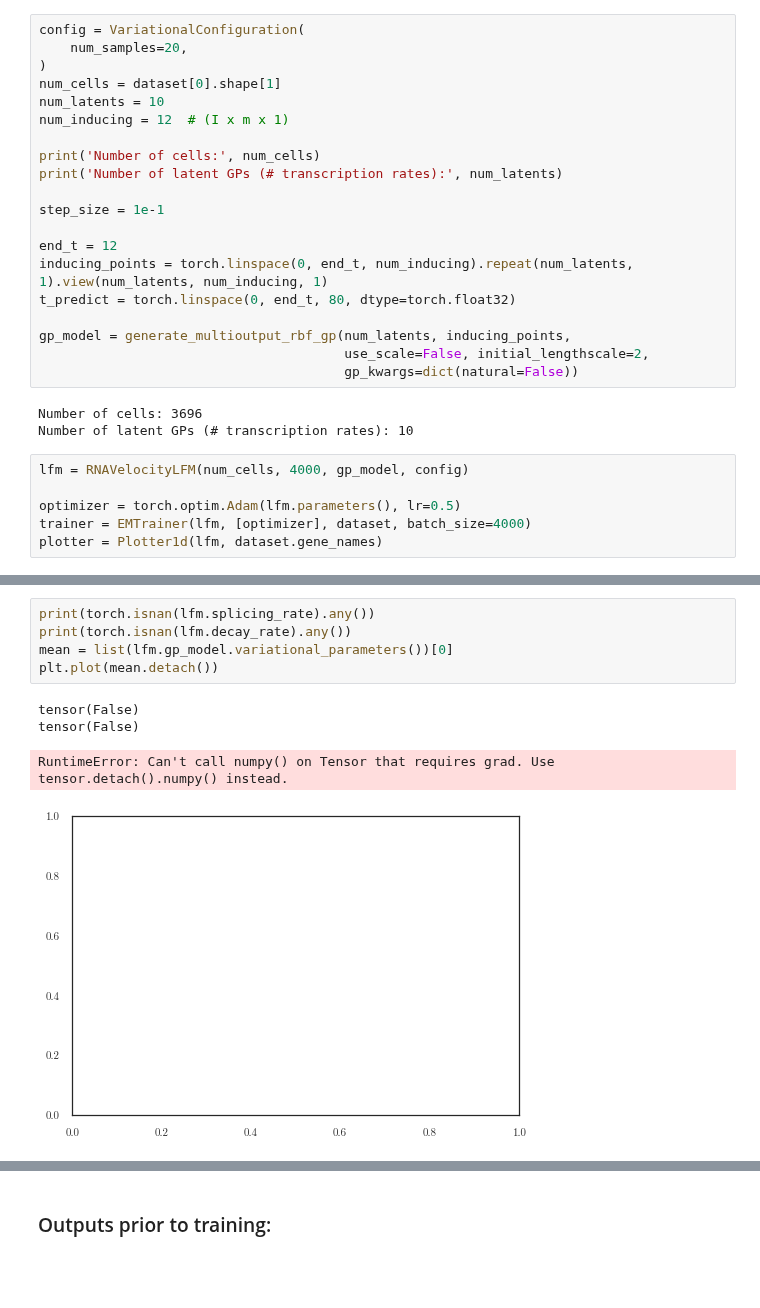
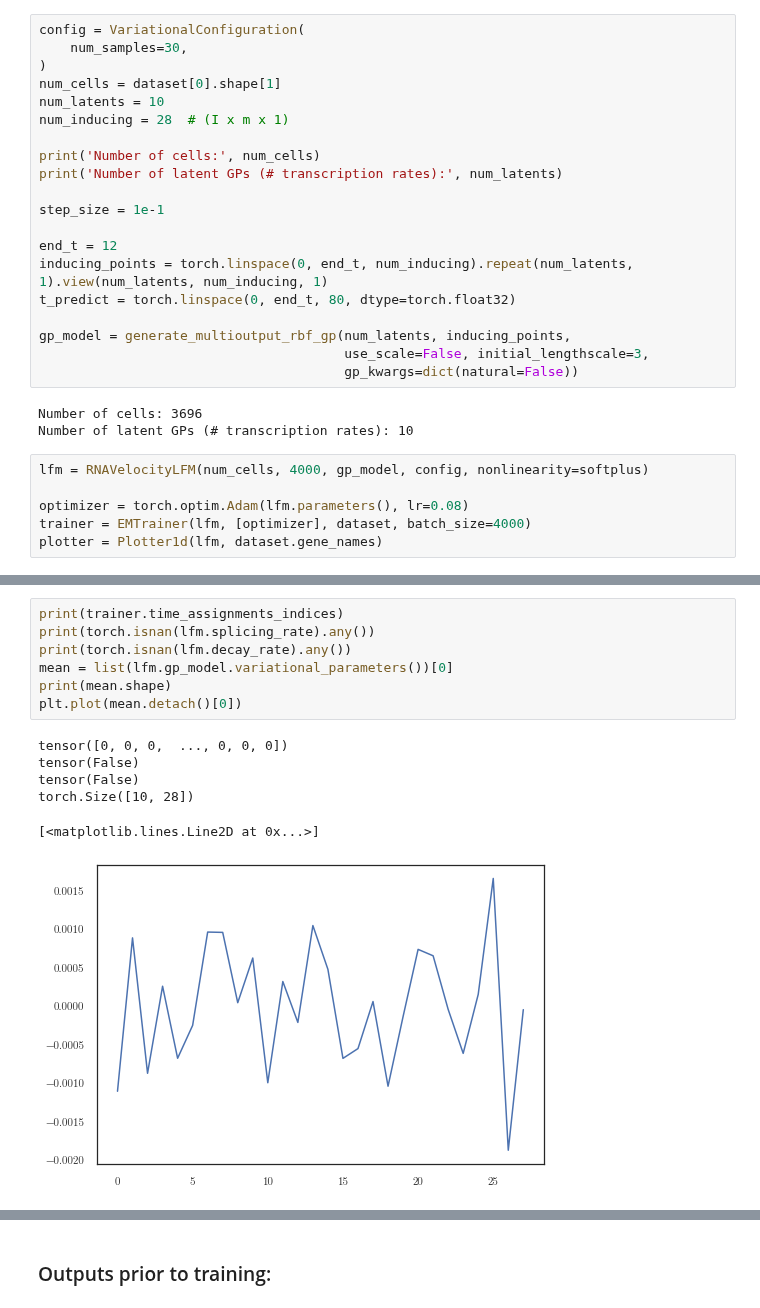
Before and after one commit to mossjacob/alfi, a Jupyter notebook: experiments/rnavelocity/rnavelocity.ipynb, the cells around one changed output, grey strips where cells are left out. Saved outputs shown, nothing was run; the diff lists cells and outputs as text; blank space fills up the shorter version.

```diff
--- a/experiments/rnavelocity/rnavelocity.ipynb
+++ b/experiments/rnavelocity/rnavelocity.ipynb
@@ -120,10 +62,10 @@ class RNAVelocityLFM(OrdinaryLFM):
 # %%
 config = VariationalConfiguration(
-    num_samples=20,
+    num_samples=30,
 )
 num_cells = dataset[0].shape[1]
 num_latents = 10
-num_inducing = 12  # (I x m x 1)
+num_inducing = 28  # (I x m x 1)
 
 print('Number of cells:', num_cells)
 print('Number of latent GPs (# transcription rates):', num_latents)
@@ -135,15 +77,15 @@ inducing_points = torch.linspace(0, end_t, num_inducing).repeat(num_latents, 1).
 t_predict = torch.linspace(0, end_t, 80, dtype=torch.float32)
 
 gp_model = generate_multioutput_rbf_gp(num_latents, inducing_points,
-                                       use_scale=False, initial_lengthscale=2,
+                                       use_scale=False, initial_lengthscale=3,
                                        gp_kwargs=dict(natural=False))
 # %% [output]
 Number of cells: 3696
 Number of latent GPs (# transcription rates): 10
 # %%
-lfm = RNAVelocityLFM(num_cells, 4000, gp_model, config)
+lfm = RNAVelocityLFM(num_cells, 4000, gp_model, config, nonlinearity=softplus)
 
-optimizer = torch.optim.Adam(lfm.parameters(), lr=0.5)
+optimizer = torch.optim.Adam(lfm.parameters(), lr=0.08)
 trainer = EMTrainer(lfm, [optimizer], dataset, batch_size=4000)
 plotter = Plotter1d(lfm, dataset.gene_names)
 # %%
@@ -172,13 +114,17 @@ torch.Size([4000, 3696, 1])
 # %%
+print(trainer.time_assignments_indices)
 print(torch.isnan(lfm.splicing_rate).any())
 print(torch.isnan(lfm.decay_rate).any())
 mean = list(lfm.gp_model.variational_parameters())[0]
-plt.plot(mean.detach())
+print(mean.shape)
+plt.plot(mean.detach()[0])
 # %% [output]
+tensor([0, 0, 0,  ..., 0, 0, 0])
 tensor(False)
 tensor(False)
+torch.Size([10, 28])
-RuntimeError: Can't call numpy() on Tensor that requires grad. Use tensor.detach().numpy() instead.
+[<matplotlib.lines.Line2D at 0x...>]
-[figure, old version]
+[figure, new version]
 # %%
 import time
 start = time.time()
```
Also changed, not shown: parts of 11 cells of this notebook, 2 other files.
